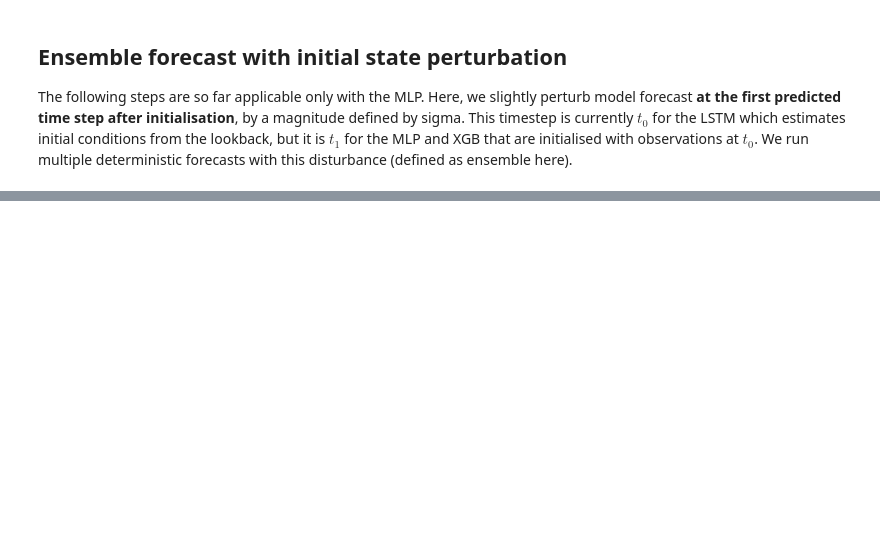
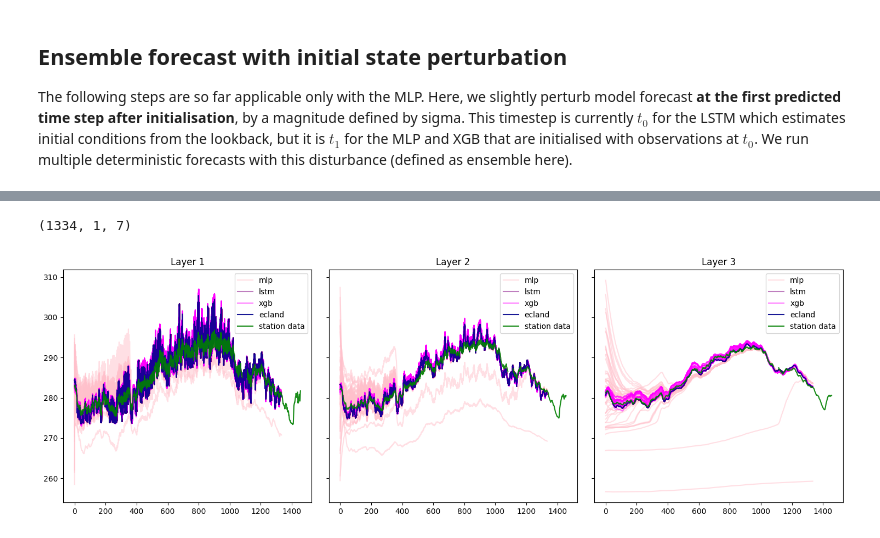
Before and after one commit to MWesselkamp/forecast-horizons, a Jupyter notebook: ecland-emulator/notebooks/evaluation_template.ipynb, the cells around one changed output, grey strips where cells are left out. Cells and saved outputs as stored; diff of their text form; code cells hidden in the pictures; blank space fills up the shorter version.

Commit message:
first model ensemble run

```diff
--- a/ecland-emulator/notebooks/evaluation_template.ipynb
+++ b/ecland-emulator/notebooks/evaluation_template.ipynb
@@ -306,36 +363,53 @@ for i in range(size):
 # %%
-for i in range(size):
-    print(ensemble_prediction[i].shape)
+dynamic_features_prediction_dict['mlp'][0].shape
+dynamic_features_prediction_dict['lstm'][0].shape
+dynamic_features_prediction_dict['xgb'][0].shape
+# %% [output]
+(1334, 1, 7)
 # %%
-ensemble_prediction = np.stack(ensemble_prediction)
-print(ensemble_prediction.shape)
-print(ensemble_prediction)
+ensemble_dict = dynamic_features_prediction_dict
+for key, ensemble_prediction in ensemble_dict.items():
+    ensemble_dict[key] = np.stack(ensemble_prediction)
 # %%
 fig, ax = plt.subplots(1, 3, figsize=(15, 5), sharex=True, sharey=True)
 
-ax[0].plot(dynamic_features[:,:,3], color="darkblue", label="ecland", alpha = 0.9)
+colors = ["pink", "purple", "magenta"]
+j=0
+for key, ensemble_prediction in ensemble_dict.items():
+    for i in range(size):
+        label = key if i == 0 else None
+        ax[0].plot(ensemble_prediction[i, :,:,3], color=colors[j], label=label, alpha = 0.5)
+    j+=1
+ax[0].plot(dynamic_features_dict['xgb'][:,:,3], color="darkblue", label="ecland", alpha = 0.9)
 ax[0].plot(station_data[:,:,0], color="green", label="station data", alpha = 0.9)
-for i in range(size):
-    label = "ailand" if i == 0 else None
-    ax[0].plot(ensemble_prediction[i, :,:,3], color="pink", label=label, alpha = 0.5)
 ax[0].set_title("Layer 1")
 ax[0].legend()
 
+j=0
+for key, ensemble_prediction in ensemble_dict.items():
+    for i in range(size):
+        label = key if i == 0 else None
+        ax[1].plot(ensemble_prediction[i, :,:,4], color=colors[j], label=label, alpha = 0.5)
+    j+=1
 ax[1].plot(dynamic_features[:,:,4], color="darkblue", label="ecland", alpha = 0.9)
 ax[1].plot(station_data[:,:,1], color="green", label="station data", alpha = 0.9)
-for i in range(size):
-    label = "ailand" if i == 0 else None
-    ax[1].plot(ensemble_prediction[i, :,:,4], color="pink", label=label, alpha = 0.5)
 ax[1].set_title("Layer 2")
 ax[1].legend()
 
+j=0
+for key, ensemble_prediction in ensemble_dict.items():
+    for i in range(size):
+        label = key if i == 0 else None
+        ax[2].plot(ensemble_prediction[i, :,:,5], color=colors[j], label=label, alpha = 0.5)
+    j+=1
 ax[2].plot(dynamic_features[:,:,5], color="darkblue", label="ecland", alpha = 0.9)
 ax[2].plot(station_data[:,:,2], color="green", label="station data", alpha = 0.9)
-for i in range(size):
-    label = "ailand" if i == 0 else None
-    ax[2].plot(ensemble_prediction[i, :,:,5], color="pink", label=label, alpha = 0.5)
 ax[2].set_title("Layer 3")
 ax[2].legend()
 
 plt.tight_layout()
+fig_path = os.path.join(path_to_plots, f'{network}_{station}_{2022}_{variable}_skillscores.pdf')
+plt.savefig(fig_path)
 plt.show()
+# %% [output]
+[figure, added]
```
Also changed, not shown: parts of 7 cells of this notebook, 1 other file.
